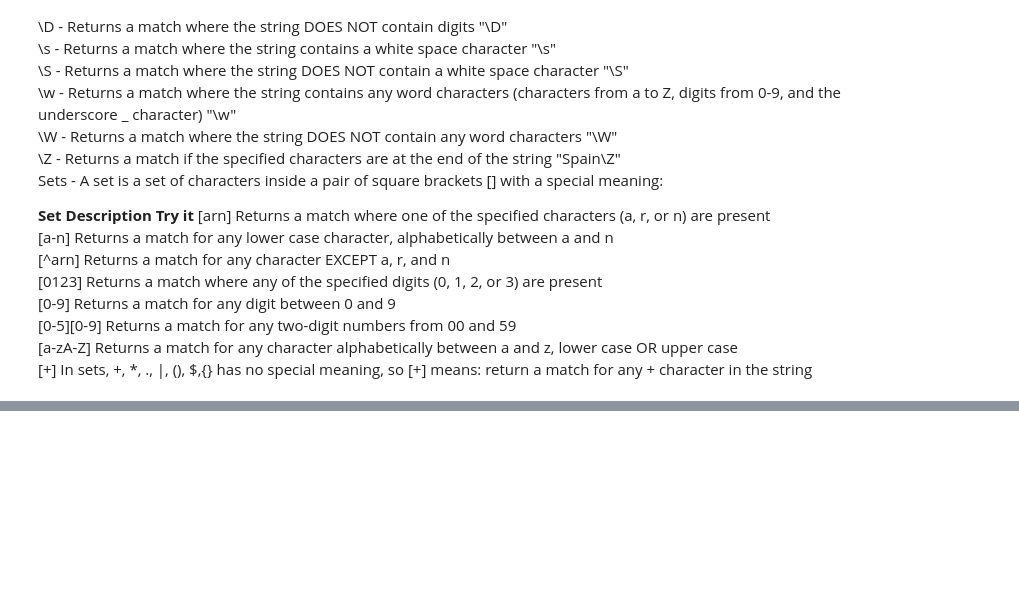
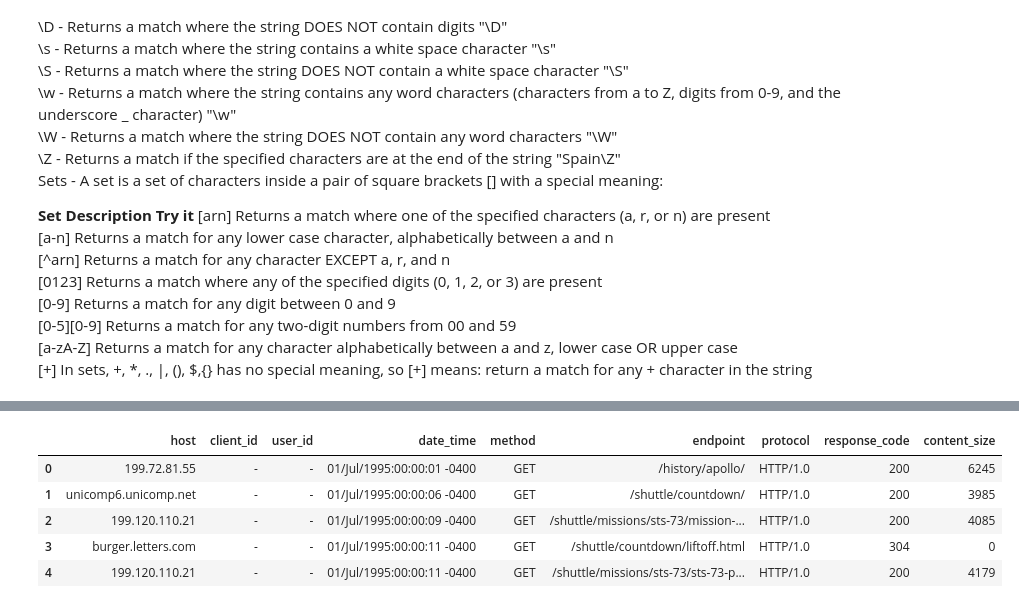
Before and after one commit to supratim94336/SparkifyETL, a Jupyter notebook: ReadTrickBang.ipynb, the cells around one changed output, grey strips where cells are left out. Cells and saved outputs as stored; diff of their text form; code cells hidden in the pictures; blank space fills up the shorter version.

```diff
--- a/ReadTrickBang.ipynb
+++ b/ReadTrickBang.ipynb
@@ -158,0 +198,10 @@ def parseUDF(line):
+# %%
+dfClean = dfParsed.selectExpr(*exprs)
+dfClean.limit(5).toPandas()
+# %% [output]
+|  | host | client_id | user_id | date_time | method | endpoint | protocol | response_code | content_size |
+| 0 | 199.72.81.55 | - | - | 01/Jul/1995:00:00:01 -0400 | GET | /history/apollo/ | HTTP/1.0 | 200 | 6245 |
+| 1 | unicomp6.unicomp.net | - | - | 01/Jul/1995:00:00:06 -0400 | GET | /shuttle/countdown/ | HTTP/1.0 | 200 | 3985 |
+| 2 | 199.120.110.21 | - | - | 01/Jul/1995:00:00:09 -0400 | GET | /shuttle/missions/sts-73/mission-... | HTTP/1.0 | 200 | 4085 |
+| 3 | burger.letters.com | - | - | 01/Jul/1995:00:00:11 -0400 | GET | /shuttle/countdown/liftoff.html | HTTP/1.0 | 304 | 0 |
+| 4 | 199.120.110.21 | - | - | 01/Jul/1995:00:00:11 -0400 | GET | /shuttle/missions/sts-73/sts-73-p... | HTTP/1.0 | 200 | 4179 |
```
Also changed, not shown: parts of 7 cells of this notebook.
